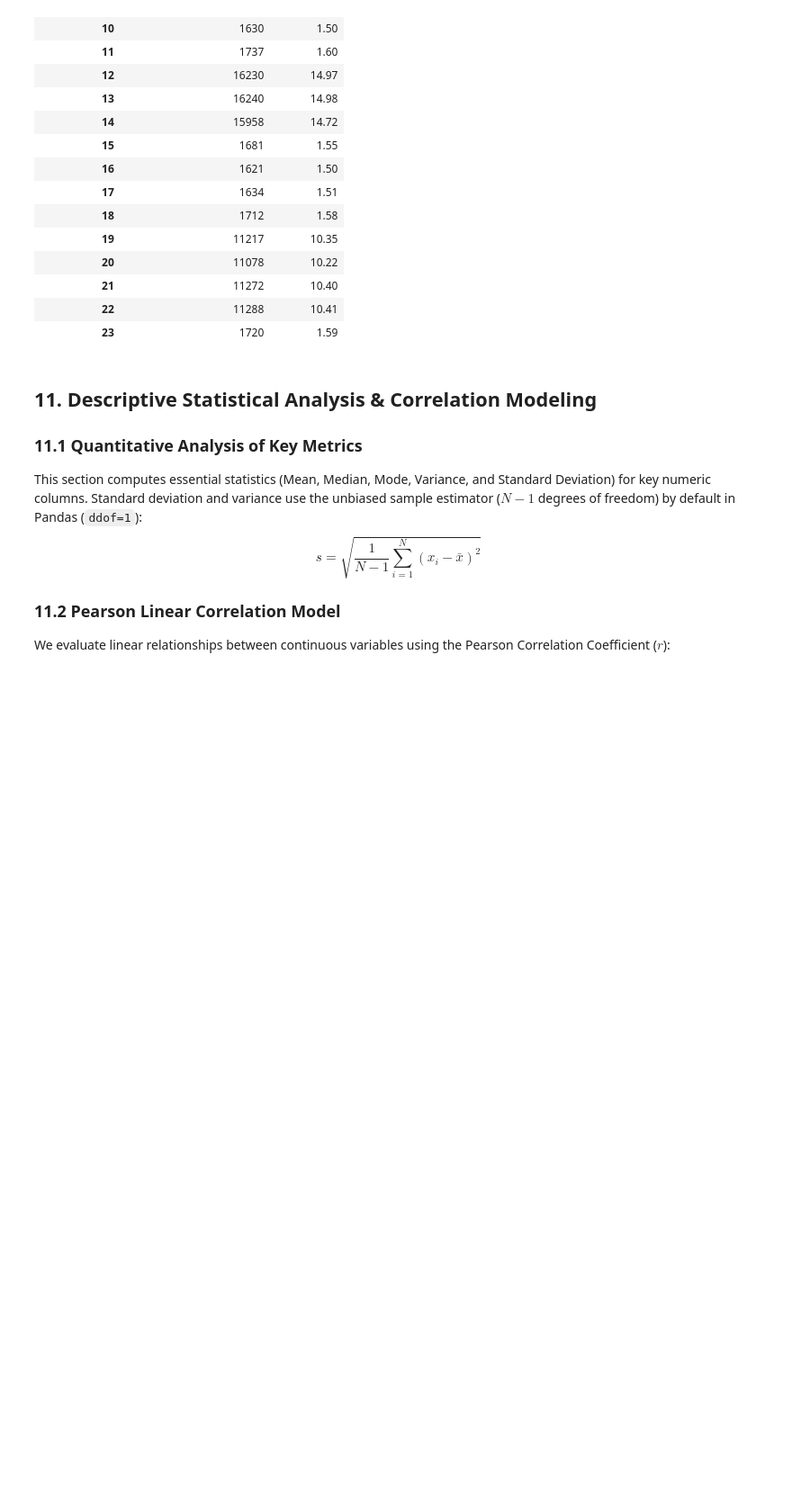
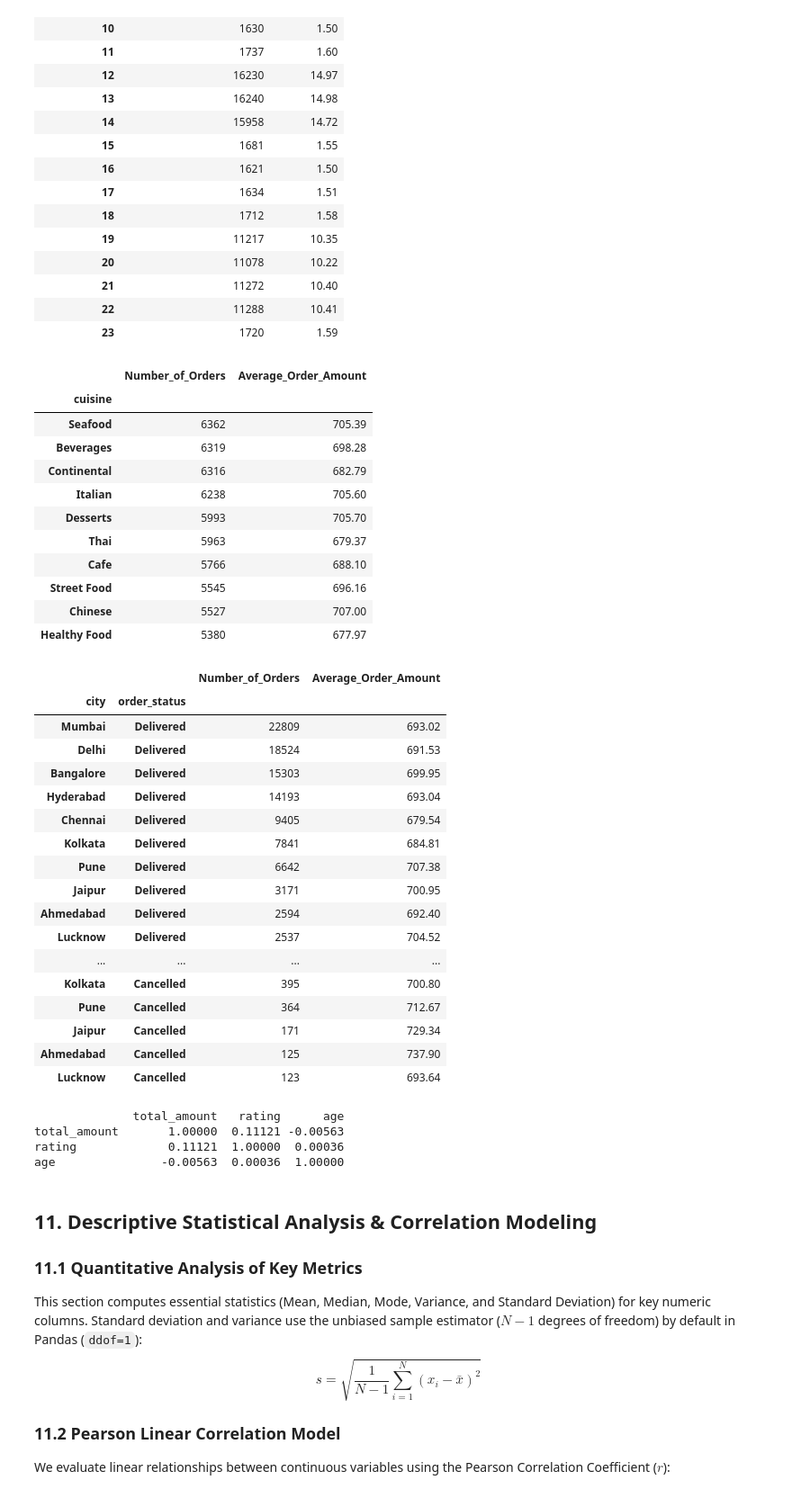
Before and after one commit to pranav662/Food_Delivery_Data_Analysis_FDS_Project, a Jupyter notebook: Food_Delivery_Data_Analysis.ipynb, the cells around one changed output. Shown at 90% size. Drawn from its saved outputs; the diff is of its cells as text; code cells hidden in the pictures; blank space fills up the shorter version.

```diff
--- a/Food_Delivery_Data_Analysis.ipynb
+++ b/Food_Delivery_Data_Analysis.ipynb
@@ -759,6 +759,66 @@ Delivery Time of Day Completion Summary (delivery_hour)
 | 21 | 11272 | 10.40 |
 | 22 | 11288 | 10.41 |
 | 23 | 1720 | 1.59 |
+# %%
+# Average Order Amount by Cuisine
+cuisine_analysis = df.groupby('cuisine').agg(
+    Number_of_Orders=('order_id', 'count'),
+    Average_Order_Amount=('total_amount', 'mean')
+).sort_values('Number_of_Orders', ascending=False)
+
+cuisine_analysis['Average_Order_Amount'] = (
+    cuisine_analysis['Average_Order_Amount'].round(2)
+)
+# Order Analysis by City and Order Status
+display(cuisine_analysis.head(10))
+
+city_status_analysis = df.groupby(['city', 'order_status']).agg(
+    Number_of_Orders=('order_id', 'count'),
+    Average_Order_Amount=('total_amount', 'mean')
+).round(2).sort_values('Number_of_Orders', ascending=False)
+# Correlation of each factor with Final_Marks
+display(city_status_analysis)
+
+correlation_matrix = df[
+    ['total_amount', 'rating', 'age']
+].corr(method='pearson')
+
+print(correlation_matrix.round(5))
+# %% [output]
+|  | Number_of_Orders | Average_Order_Amount |
+| cuisine |  |  |
+| Seafood | 6362 | 705.39 |
+| Beverages | 6319 | 698.28 |
+| Continental | 6316 | 682.79 |
+| Italian | 6238 | 705.60 |
+| Desserts | 5993 | 705.70 |
+| Thai | 5963 | 679.37 |
+| Cafe | 5766 | 688.10 |
+| Street Food | 5545 | 696.16 |
+| Chinese | 5527 | 707.00 |
+| Healthy Food | 5380 | 677.97 |
+|  |  | Number_of_Orders | Average_Order_Amount |
+| city | order_status |  |  |
+| Mumbai | Delivered | 22809 | 693.02 |
+| Delhi | Delivered | 18524 | 691.53 |
+| Bangalore | Delivered | 15303 | 699.95 |
+| Hyderabad | Delivered | 14193 | 693.04 |
+| Chennai | Delivered | 9405 | 679.54 |
+| Kolkata | Delivered | 7841 | 684.81 |
+| Pune | Delivered | 6642 | 707.38 |
+| Jaipur | Delivered | 3171 | 700.95 |
+| Ahmedabad | Delivered | 2594 | 692.40 |
+| Lucknow | Delivered | 2537 | 704.52 |
+| ... | ... | ... | ... |
+| Kolkata | Cancelled | 395 | 700.80 |
+| Pune | Cancelled | 364 | 712.67 |
+| Jaipur | Cancelled | 171 | 729.34 |
+| Ahmedabad | Cancelled | 125 | 737.90 |
+| Lucknow | Cancelled | 123 | 693.64 |
+              total_amount   rating      age
+total_amount       1.00000  0.11121 -0.00563
+rating             0.11121  1.00000  0.00036
+age               -0.00563  0.00036  1.00000
 # %% [markdown]
 ## **11. Descriptive Statistical Analysis & Correlation Modeling**
 
```
Also changed, not shown: parts of 1 cell of this notebook.
